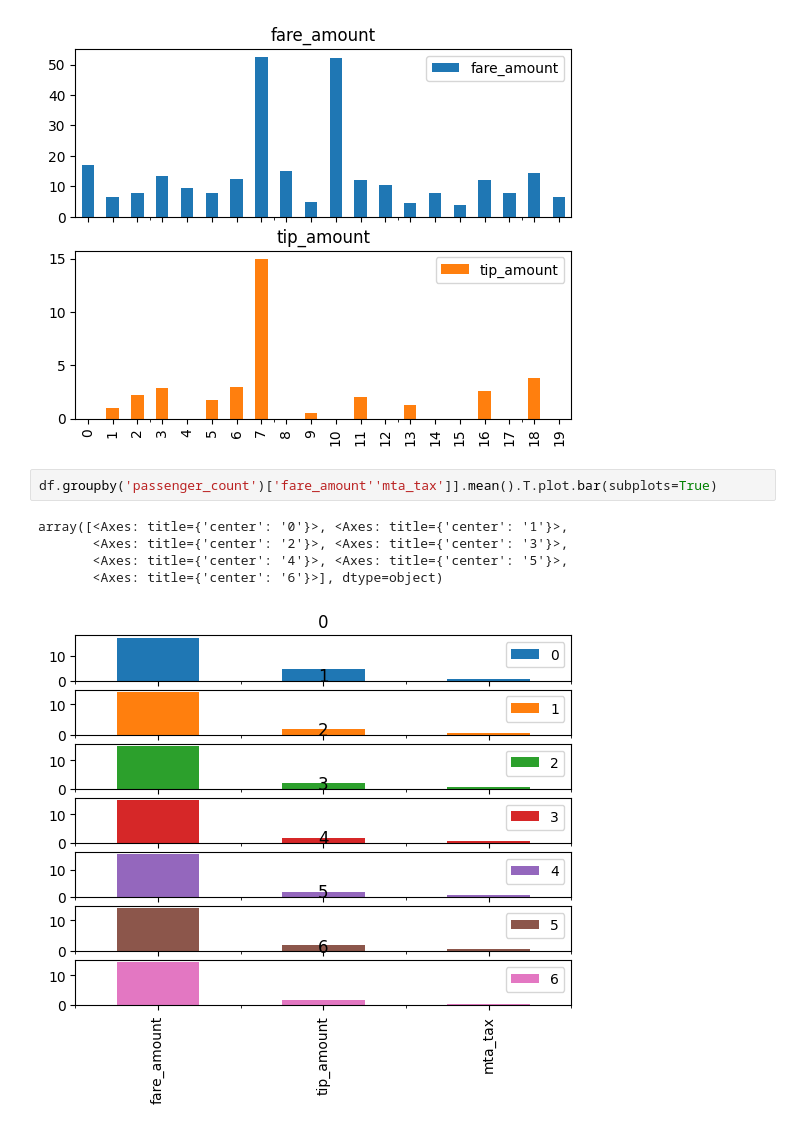
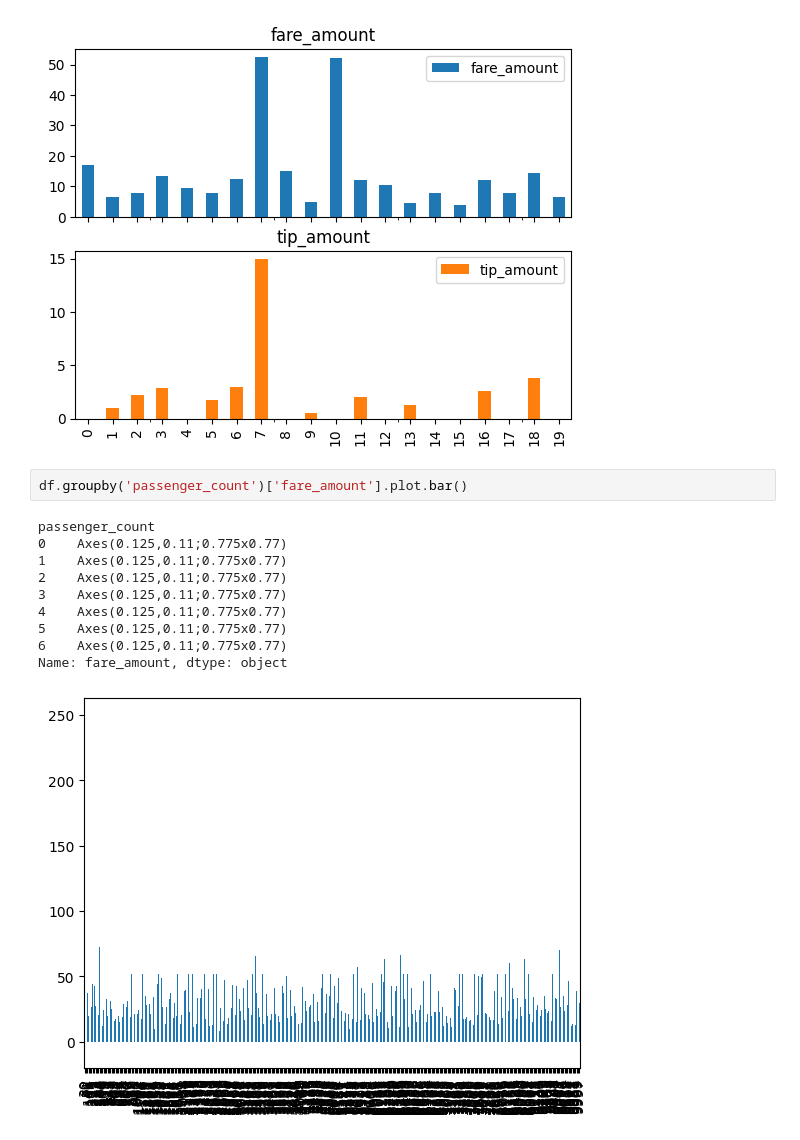
Before and after one commit to reuven/apple-2025-01Jan-plotting, a Jupyter notebook: Apple 2025-01Jan-09.ipynb, the cells around one changed output. Drawn from its saved outputs; the diff is of its cells as text.

```diff
--- a/Apple 2025-01Jan-09.ipynb
+++ b/Apple 2025-01Jan-09.ipynb
@@ -480,10 +480,15 @@ array([<Axes: title={'center': 'fare_amount'}>,
        <Axes: title={'center': 'tip_amount'}>], dtype=object)
 [figure]
 # %%
-df.groupby('passenger_count')['fare_amount''mta_tax']].mean().T.plot.bar(subplots=True)
+df.groupby('passenger_count')['fare_amount'].plot.bar()
 # %% [output]
-array([<Axes: title={'center': '0'}>, <Axes: title={'center': '1'}>,
-       <Axes: title={'center': '2'}>, <Axes: title={'center': '3'}>,
-       <Axes: title={'center': '4'}>, <Axes: title={'center': '5'}>,
-       <Axes: title={'center': '6'}>], dtype=object)
+passenger_count
+0    Axes(0.125,0.11;0.775x0.77)
+1    Axes(0.125,0.11;0.775x0.77)
+2    Axes(0.125,0.11;0.775x0.77)
+3    Axes(0.125,0.11;0.775x0.77)
+4    Axes(0.125,0.11;0.775x0.77)
+5    Axes(0.125,0.11;0.775x0.77)
+6    Axes(0.125,0.11;0.775x0.77)
+Name: fare_amount, dtype: object
-[figure, old version]
+[figure, new version]
```
